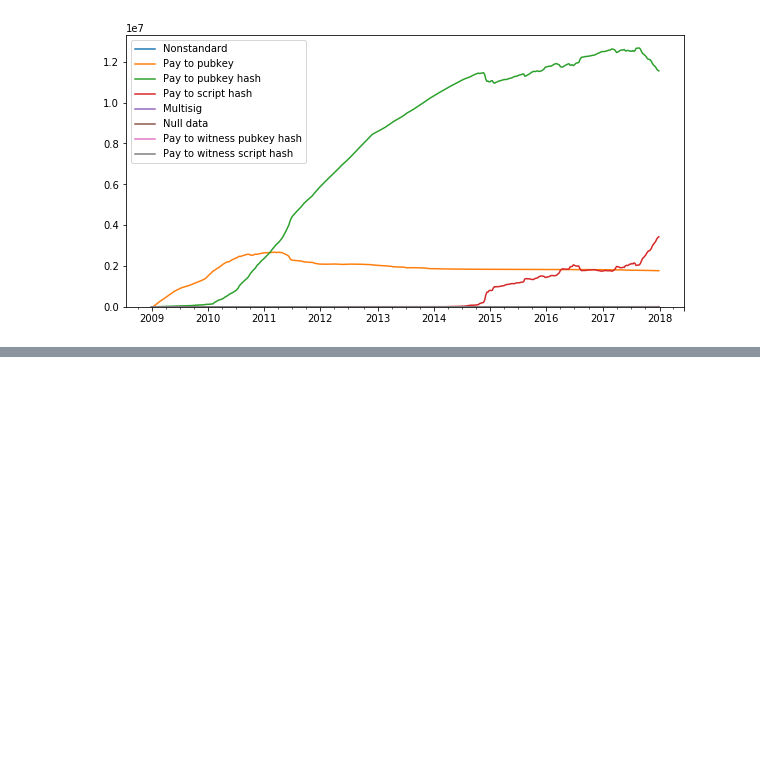
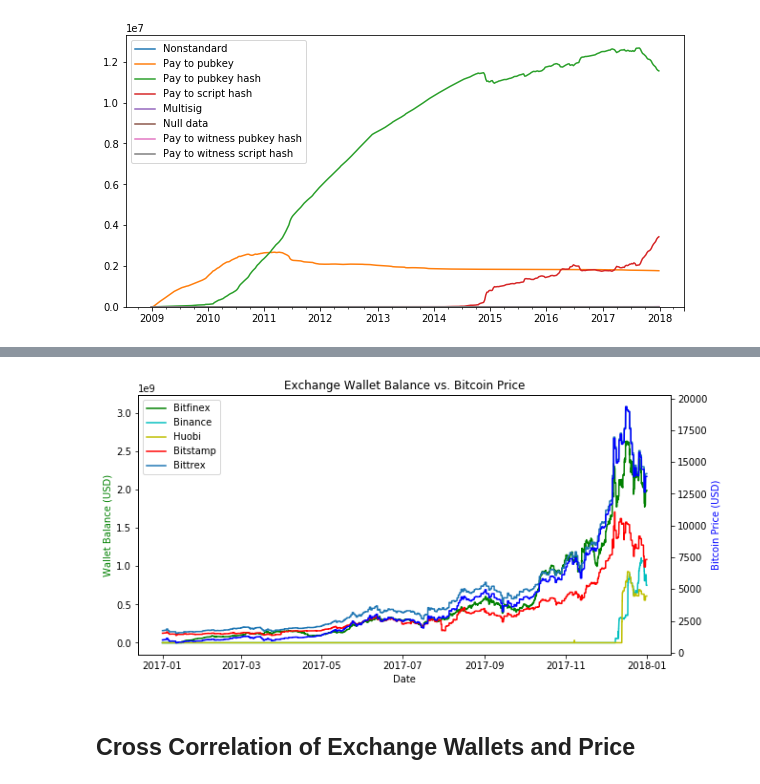
Before and after one commit to fund3/anova-blocksci, a Jupyter notebook: Eileen.ipynb, the cells around one changed output, grey strips where cells are left out. Drawn from its saved outputs; the diff is of its cells as text; code cells hidden in the pictures; blank space fills up the shorter version.

```diff
--- a/Eileen.ipynb
+++ b/Eileen.ipynb
@@ -515,0 +567,5 @@ ax.set_ylim(ymin=0)
+# %%
+%time dates = [block.time for block in chain.range("2017")]
+prices = []
+for date in dates:
+    prices.append(converter.btc_to_currency(1,date))
@@ -515,0 +575,30 @@ ax.set_ylim(ymin=0)
+# %%
+'''Plot bitcoin price against balances of large exchange wallets.'''
+balance_df = pd.DataFrame({"Bitfinex Bal": bitfinex_bal, "Binance Bal": binance_bal,
+                          "Bitstamp Bal": bitstamp_bal, "Bittrex Bal": bittrex_bal, "Huoubi Bal": huobi_bal}, index = dates)
+#balance_df = converter.satoshi_to_currency_df(balance_df, chain.range('2017')) #convert balance to USD
+balance_df['Price'] = prices
+
+fig, ax1 = plt.subplots(figsize = (10,5))
+ax2 = ax1.twinx()
+
+#plot exchange wallet balances
+ax1.plot(dates, balance_df['Bitfinex Bal'], 'g-', label = 'Bitfinex')
+ax1.plot(dates, balance_df['Binance Bal'], 'c-', label = 'Binance')
+ax1.plot(dates, balance_df['Huoubi Bal'], 'y-', label = 'Huobi')
+ax1.plot(dates, balance_df['Bitstamp Bal'], 'r-', label = 'Bitstamp')
+ax1.plot(dates, balance_df['Bittrex Bal'], label = 'Bittrex')
+
+#plot bitcoin price
+ax2.plot(dates, balance_df['Price'], 'b-')
+
+ax1.set_xlabel('Date')
+ax1.set_ylabel('Wallet Balance (USD)', color = 'g')
+ax1.set_title('Exchange Wallet Balance vs. Bitcoin Price')
+ax1.legend()
+ax2.set_ylabel('Bitcoin Price (USD)', color = 'b')
+plt.show()
+# %% [output]
+[figure, added]
+# %% [markdown]
+## Cross Correlation of Exchange Wallets and Price
```
Also changed, not shown: parts of 21 cells of this notebook.
